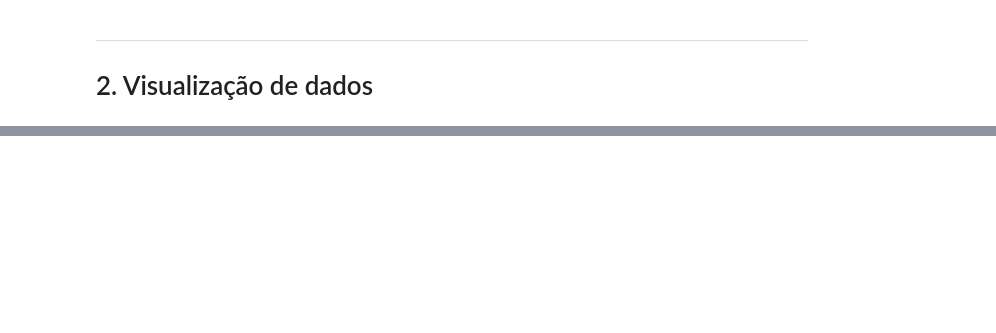
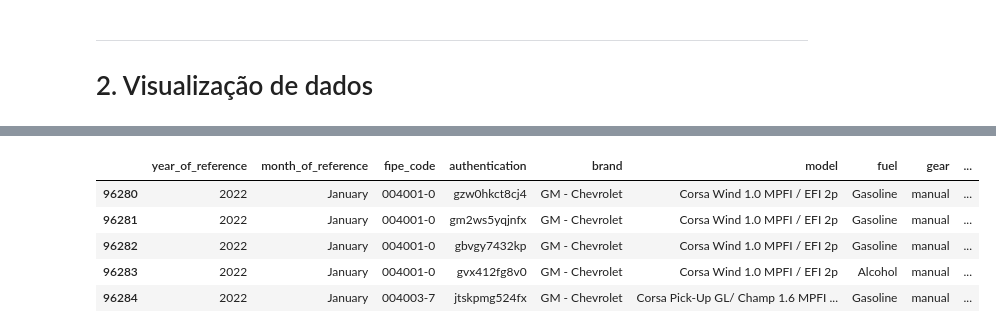
Before and after one commit to rodrigoRolim/LPA_python, a Jupyter notebook: scripts.ipynb, the cells around one changed output, grey strips where cells are left out. Drawn from its saved outputs; the diff is of its cells as text; code cells hidden in the pictures; blank space fills up the shorter version.

```diff
--- a/scripts.ipynb
+++ b/scripts.ipynb
@@ -266,0 +231,11 @@ Name: count, dtype: int64
+# %%
+# Obter somente carros do ano de 2022
+cars_in_2022 = dados[dados['year_of_reference'] == 2022]
+cars_in_2022.head()
+# %% [output]
+|  | year_of_reference | month_of_reference | fipe_code | authentication | brand | model | fuel | gear | ... |
+| 96280 | 2022 | January | 004001-0 | gzw0hkct8cj4 | GM - Chevrolet | Corsa Wind 1.0 MPFI / EFI 2p | Gasoline | manual | ... |
+| 96281 | 2022 | January | 004001-0 | gm2ws5yqjnfx | GM - Chevrolet | Corsa Wind 1.0 MPFI / EFI 2p | Gasoline | manual | ... |
+| 96282 | 2022 | January | 004001-0 | gbvgy7432kp | GM - Chevrolet | Corsa Wind 1.0 MPFI / EFI 2p | Gasoline | manual | ... |
+| 96283 | 2022 | January | 004001-0 | gvx412fg8v0 | GM - Chevrolet | Corsa Wind 1.0 MPFI / EFI 2p | Alcohol | manual | ... |
+| 96284 | 2022 | January | 004003-7 | jtskpmg524fx | GM - Chevrolet | Corsa Pick-Up GL/ Champ 1.6 MPFI ... | Gasoline | manual | ... |
```
Also changed, not shown: parts of 19 cells of this notebook.
